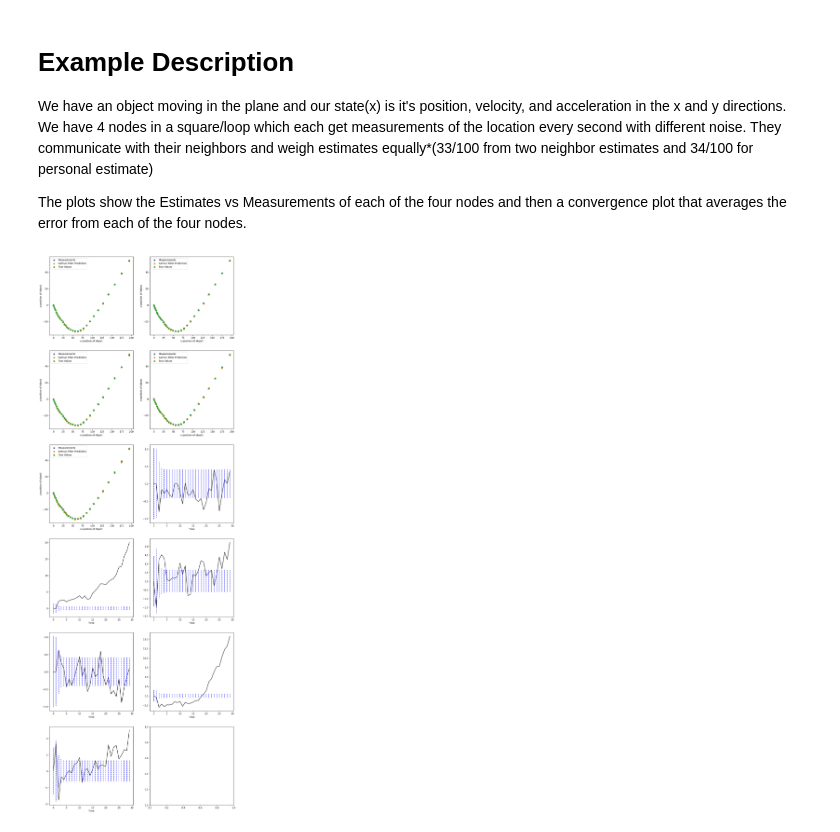
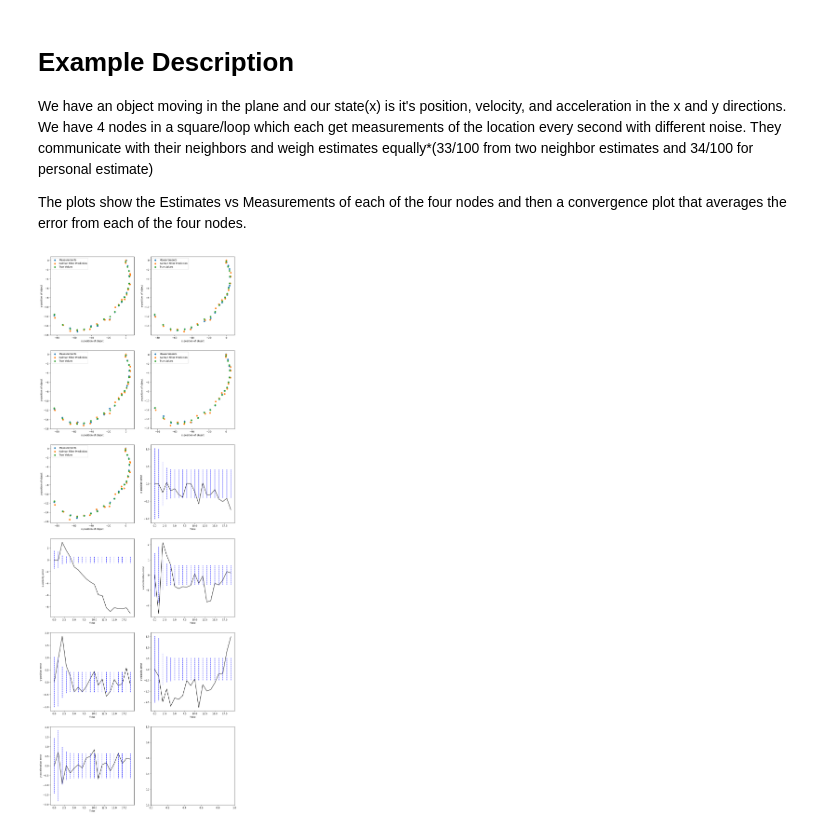
Before and after one commit to RIPS-2024-Aerospace/Aerospace-Project, a Jupyter notebook: DiffKf.ipynb, the cells around one changed output. Saved outputs shown, nothing was run; the diff lists cells and outputs as text; code cells hidden in the pictures.

Commit message:
Added plot labels

```diff
--- a/DiffKf.ipynb
+++ b/DiffKf.ipynb
@@ -104,12 +104,12 @@ def example(iters):
     R = [np.array([[0.04,0],[0,0.04]]) for _ in range(n)]
 
     #This is the true starting value that we update to get true values
-    xp = np.array([[0,1,-0.05,0,-2,0.1]]).T
+    xp = np.array([[0,2,-1,0,-1,0.1]]).T
 
     m = len(xp)
 
     #These are random first estimates for each of the nodes
-    x0 = [np.array([[np.random.normal(0,3) for _ in range(6)]]).T for k in range(n)]
+    x0 = [np.array([[np.random.normal(0,2) for _ in range(6)]]).T for k in range(n)]
 
     P = [np.eye(6) for _ in range(n)]
 
@@ -129,32 +129,35 @@ def example(iters):
     P_hist = np.zeros((iters,n,m,m))
     for i in range(iters):
         x = DKF.predict()
         for j in range(n):
             predictions[j].append(H[j]@x[j])
         z = [(H[0] @ truth[i])+measure_noise(j) for j in range(n)]
         truth[i+1] = F[0]@truth[i]+procc_noise(0)
         measurements.append(z)
         errors[i] = np.array([node.x-truth[i-1] for node in DKF.nodes])
         P_hist[i] = np.array([node.P for node in DKF.nodes])
         DKF.update(z)
 
 
     fig,axs = plt.subplots((n+m)//2 +1,2, figsize=(14, 7*((n+m)//2+1)))
     for i in range(n):
         axs[i//2][i%2].scatter([x[i][0][0] for x in measurements],[x[i][1][0] for x in measurements], label = 'Measurements')
         axs[i//2][i%2].scatter([x[0][0] for x in predictions[i]],[x[1][0] for x in predictions[i]], label = 'Kalman Filter Prediction')
         axs[i//2][i%2].scatter([(H[i]@x)[0][0] for x in truth[:-1]],[(H[i]@x)[1][0] for x in truth[:-1]], label = 'True Values')
         axs[i//2][i%2].set_xlabel("x-position of object")
         axs[i//2][i%2].set_ylabel("y-position of object")
         axs[i//2][i%2].legend()
 
     t_hist = np.arange(0, iters, 1)
+    labels = ["x-position", "x-velocity","x-acceleration","y-position","y-velocity","y-acceleration"]
     for k in range(n,n+m):
         axs[k//2][k%2].plot(t_hist, errors[:, 0, k%m], 'k')
         axs[k//2][k%2].plot(np.vstack([t_hist, t_hist]), np.vstack([np.sqrt(P_hist[:, 0,k%m, k%m]), -np.sqrt(P_hist[:, 0,k%m, k%m])]), 'b--')
         axs[k//2][k%2].set_xlabel("Time")
+        axs[k//2][k%2].set_ylabel(labels[(k-n)%m]+" error")
+
     plt.show()
 
-example(30)
+example(20)
 # %% [output]
-[figure, old version]
+[figure, new version]
```
